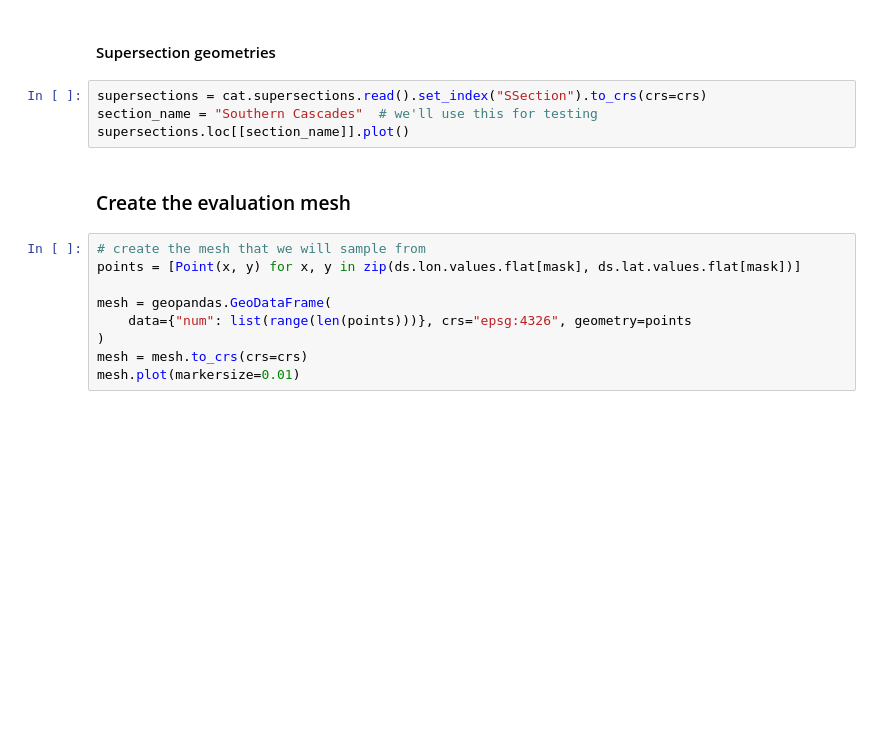
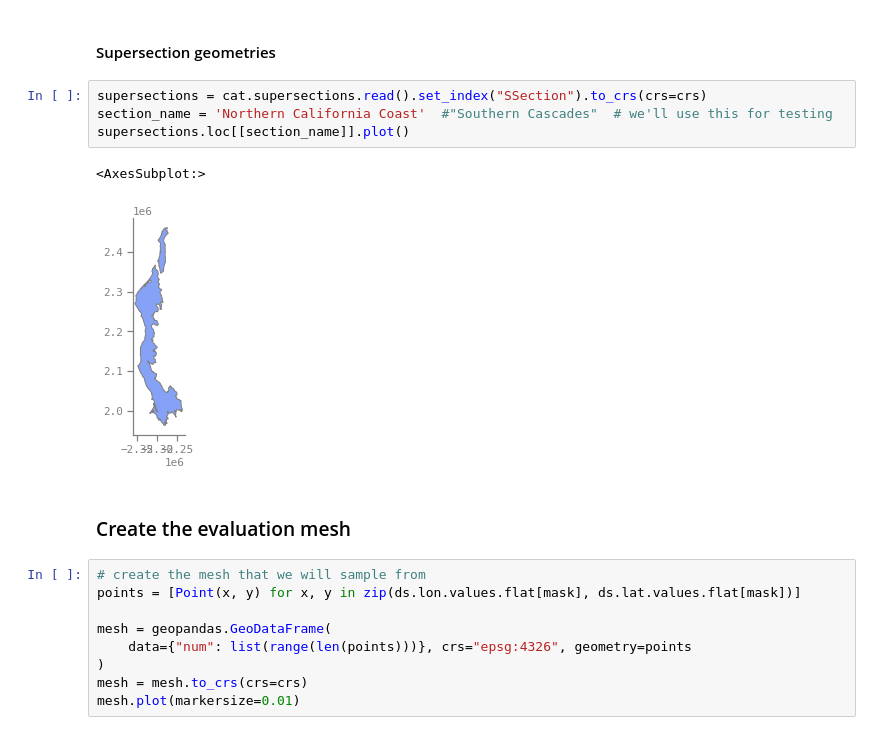
Before and after one commit to carbonplan/forest-offsets, a Jupyter notebook: notebooks/geographic_arbitrage.ipynb, the cells around one changed output. Drawn from its saved outputs; the diff is of its cells as text; blank space fills up the shorter version.

```diff
--- a/notebooks/geographic_arbitrage.ipynb
+++ b/notebooks/geographic_arbitrage.ipynb
@@ -47,8 +162,11 @@ display(df.head())
 #### Supersection geometries
 # %%
 supersections = cat.supersections.read().set_index("SSection").to_crs(crs=crs)
-section_name = "Southern Cascades"  # we'll use this for testing
+section_name = 'Northern California Coast'  #"Southern Cascades"  # we'll use this for testing
 supersections.loc[[section_name]].plot()
+# %% [output]
+<AxesSubplot:>
+[figure, added]
 # %% [markdown]
 ### Create the evaluation mesh
 # %%
```
Also changed, not shown: parts of 17 cells of this notebook.
